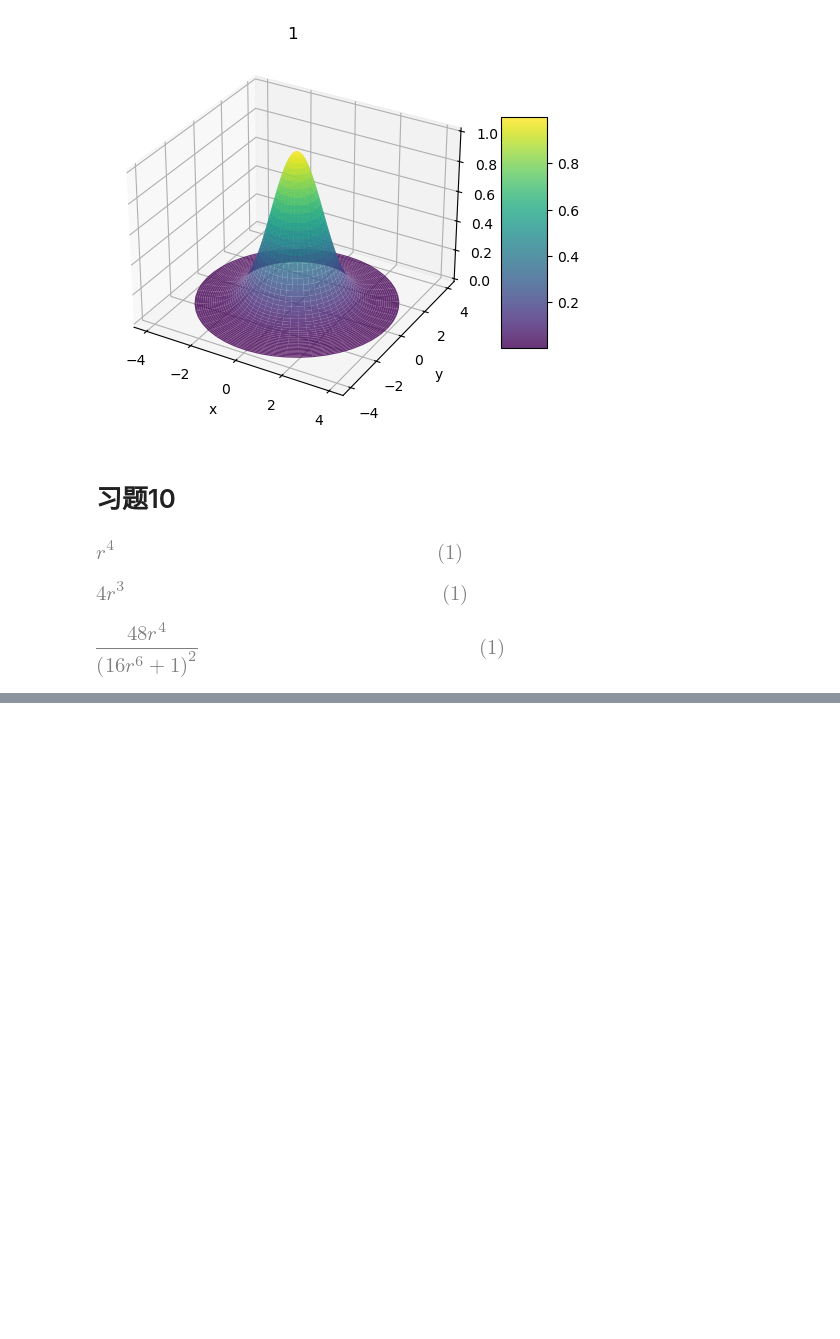
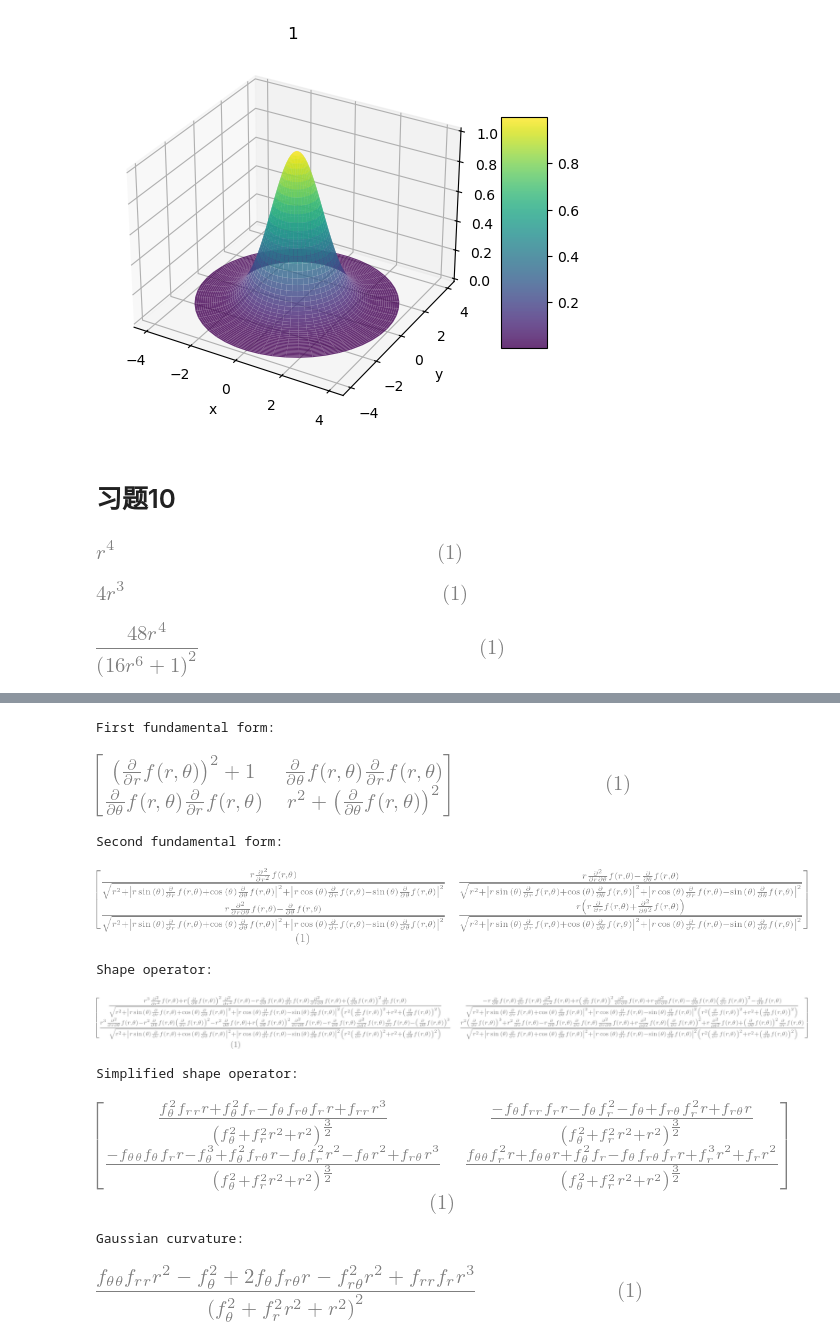
Before and after one commit to intuitionofmind/Visual-Differential-Geometry-and-Forms, a Jupyter notebook: python_notebooks/act3.ipynb, the cells around one changed output, grey strips where cells are left out. Cells and saved outputs as stored; diff of their text form; code cells hidden in the pictures; blank space fills up the shorter version.

```diff
--- a/python_notebooks/act3.ipynb
+++ b/python_notebooks/act3.ipynb
@@ -256,0 +357,67 @@ display(simplify(K))
+# %%
+# 习题18
+
+r, t = sp.symbols(r"r,\theta", real=True)
+
+f = sp.Function('f')(r, t)
+R = sp.Matrix([r*sp.cos(t), r*sp.sin(t), f])
+
+# tangent vectors
+er, et = sp.diff(R, r), sp.diff(R, t)
+er_normalized, et_normalized = er.normalized(), et.normalized()
+n = er.cross(et)
+n_normalized = n.normalized()
+
+# first fundamental form / metric tensor
+I = sp.Matrix([
+    [er.dot(er), er.dot(et)],
+    [et.dot(er), et.dot(et)]])
+print("First fundamental form:")
+display(simplify(I))
+
+sr, st = -sp.diff(n_normalized, r), -sp.diff(n_normalized, t)
+# second fundamental form
+II = sp.Matrix([
+    [er.dot(sr), er.dot(st)],
+    [et.dot(sr), et.dot(st)]])
+print("Second fundamental form:")
+display(simplify(II))
+
+# shape operator
+S = II * I.inv()
+print("Shape operator:")
+display(simplify(S))
+
+# define second derivatives
+fr, ft = sp.symbols(r"f_{r},f_{\theta}", real=True)
+frr = sp.Symbol(r'f_{rr}', real=True)
+ftt = sp.Symbol(r'f_{\theta\theta}', real=True)
+frt = sp.Symbol(r'f_{r\theta}', real=True)
+# build substitution dictionary
+subs_dict = {
+    sp.diff(f, r): fr,
+    sp.diff(f, t): ft,
+    sp.diff(sp.diff(f, r), r): frr,
+    sp.diff(sp.diff(f, r), t): frt,
+    sp.diff(sp.diff(f, t), r): frt,
+    sp.diff(sp.diff(f, t), t): ftt,
+}
+
+simplified_S = S.subs(subs_dict)
+print("Simplified shape operator:")
+display(simplify(simplified_S))
+
+kappa = simplified_S.det()
+print("Gaussian curvature:")
+display(simplify(kappa))
+# %% [output]
+First fundamental form:
+[figure, added]
+Second fundamental form:
+[figure, added]
+Shape operator:
+[figure, added]
+Simplified shape operator:
+[figure, added]
+Gaussian curvature:
+[figure, added]
```
Also changed, not shown: parts of 3 cells of this notebook.
